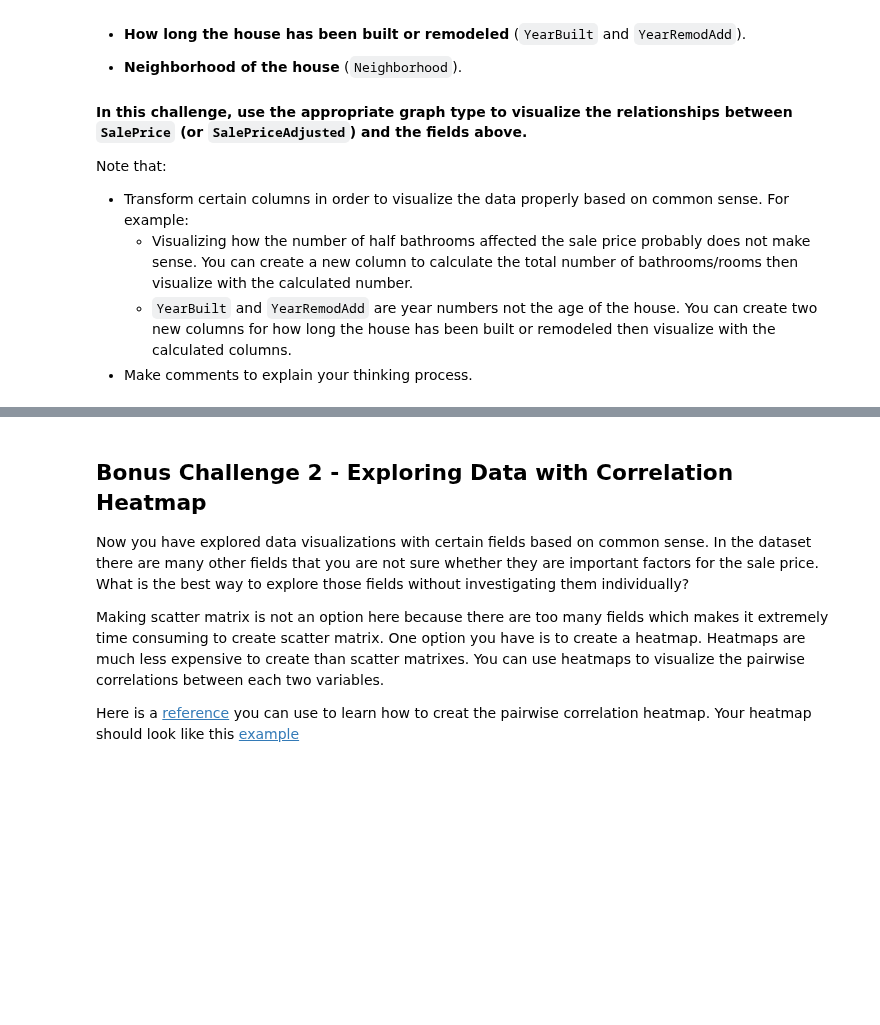
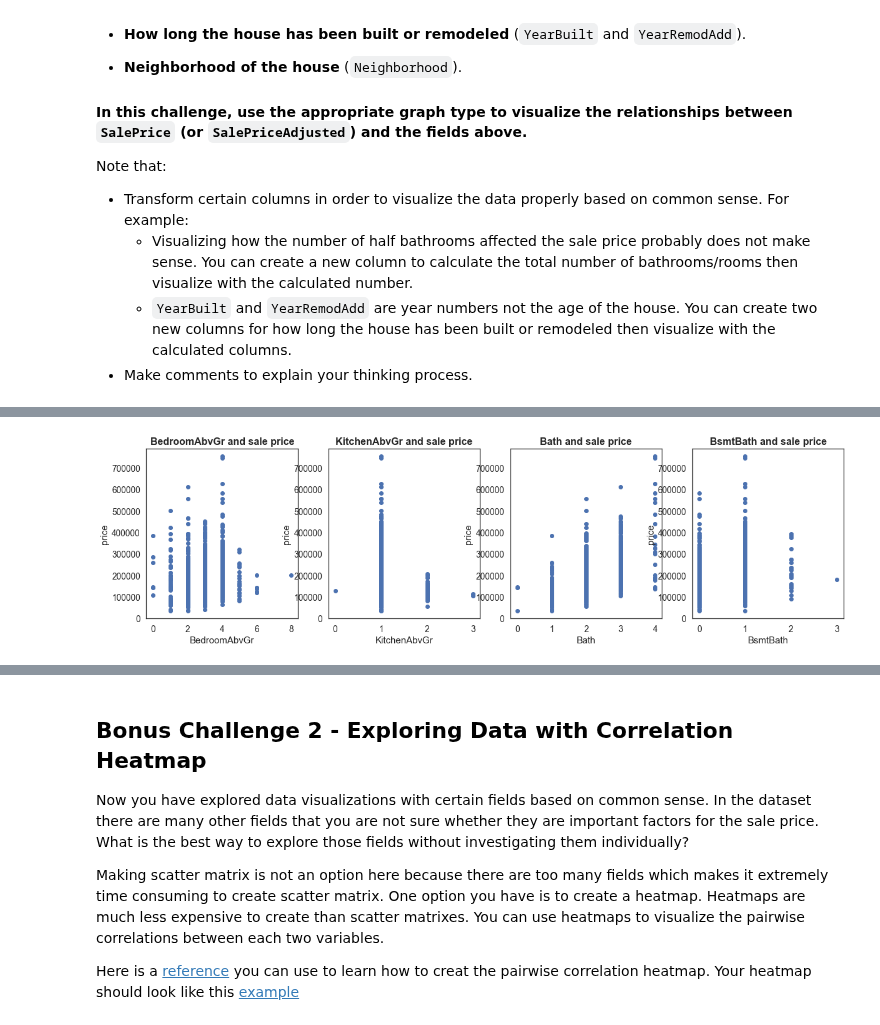
Before and after one commit to paoloironhack/data_analytics062020, a Jupyter notebook: labs/module_2/27-Storytelling-Data-Viz/your-code/main.ipynb, the cells around one changed output, grey strips where cells are left out. Saved outputs shown, nothing was run; the diff lists cells and outputs as text; code cells hidden in the pictures; blank space fills up the shorter version.

```diff
--- a/labs/module_2/27-Storytelling-Data-Viz/your-code/main.ipynb
+++ b/labs/module_2/27-Storytelling-Data-Viz/your-code/main.ipynb
@@ -94,0 +185,17 @@ Note that:
+# %%
+# Correlation number of rooms and house price
+df_new['Bath'] = df_new['FullBath'] + df_new['HalfBath']
+df_new['BsmtBath'] = df_new['BsmtFullBath'] + df_new['BsmtHalfBath']
+
+rooms = ['BedroomAbvGr', 'KitchenAbvGr', 'Bath', 'BsmtBath']
+
+# Plotting
+f, ax = plt.subplots(1, len(rooms), figsize=(20,5))
+
+for i in range(len(rooms)):
+    ax[i].scatter(df_new[rooms[i]], df_new['SalePrice'])
+    ax[i].set_title(f'{rooms[i]} and sale price', fontweight = 600, size = 16)
+    ax[i].set_xlabel(f'{rooms[i]}')
+    ax[i].set_ylabel('price')
+# %% [output]
+[figure, added]
```
Also changed, not shown: parts of 26 cells of this notebook, 3 other files.
